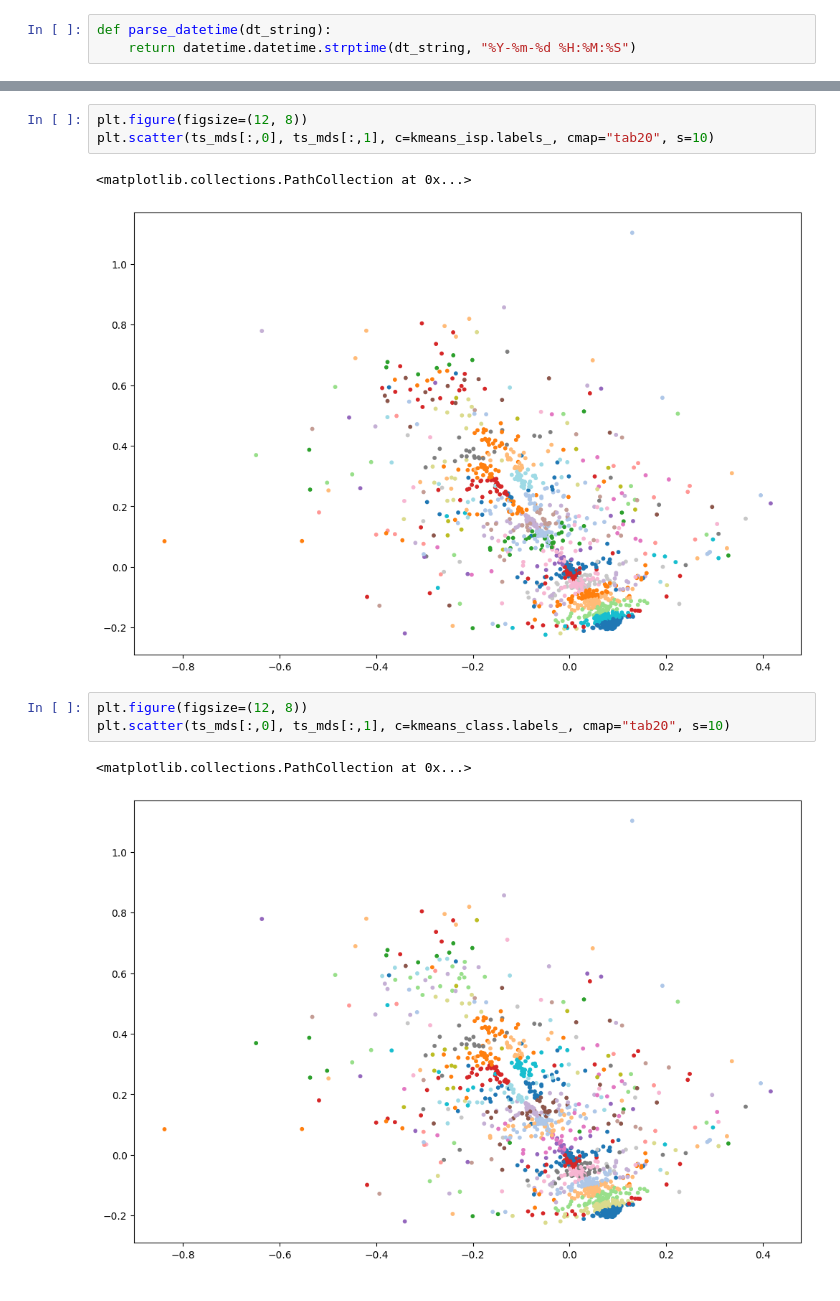
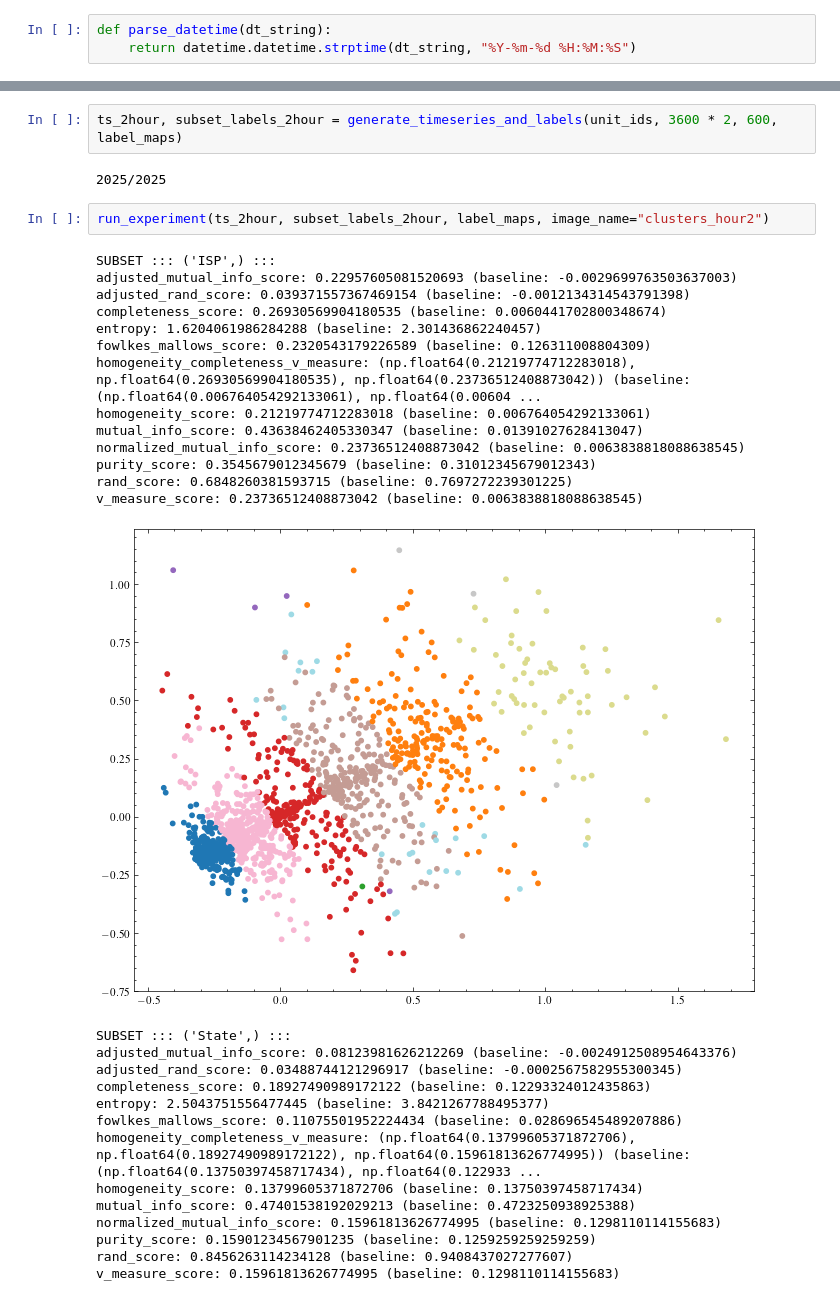
Before and after one commit to mariiazhivonitko/Broadband-analysis, a Jupyter notebook: analysis.ipynb, the cells around one changed output, grey strips where cells are left out. Cells and saved outputs as stored; diff of their text form.

```diff
--- a/analysis.ipynb
+++ b/analysis.ipynb
@@ -284,12 +354,34 @@ plt.scatter(ts_mds[:,0], ts_mds[:,1], c=kmeans_tech.labels_, cmap="tab20", s=10)
-# %%
-plt.figure(figsize=(12, 8))
-plt.scatter(ts_mds[:,0], ts_mds[:,1], c=kmeans_isp.labels_, cmap="tab20", s=10)
-# %% [output]
-<matplotlib.collections.PathCollection at 0x...>
-[figure, removed]
-# %%
-plt.figure(figsize=(12, 8))
-plt.scatter(ts_mds[:,0], ts_mds[:,1], c=kmeans_class.labels_, cmap="tab20", s=10)
-# %% [output]
-<matplotlib.collections.PathCollection at 0x...>
-[figure, removed]
+# %%
+ts_2hour, subset_labels_2hour = generate_timeseries_and_labels(unit_ids, 3600 * 2, 600, label_maps)
+# %% [output]
+2025/2025
+# %%
+run_experiment(ts_2hour, subset_labels_2hour, label_maps, image_name="clusters_hour2")
+# %% [output]
+SUBSET ::: ('ISP',) :::
+adjusted_mutual_info_score: 0.22957605081520693 (baseline: -0.0029699763503637003)
+adjusted_rand_score: 0.039371557367469154 (baseline: -0.0012134314543791398)
+completeness_score: 0.26930569904180535 (baseline: 0.0060441702800348674)
+entropy: 1.6204061986284288 (baseline: 2.301436862240457)
+fowlkes_mallows_score: 0.2320543179226589 (baseline: 0.126311008804309)
+homogeneity_completeness_v_measure: (np.float64(0.21219774712283018), np.float64(0.26930569904180535), np.float64(0.23736512408873042)) (baseline: (np.float64(0.006764054292133061), np.float64(0.00604 ...
+homogeneity_score: 0.21219774712283018 (baseline: 0.006764054292133061)
+mutual_info_score: 0.43638462405330347 (baseline: 0.01391027628413047)
+normalized_mutual_info_score: 0.23736512408873042 (baseline: 0.0063838818088638545)
+purity_score: 0.3545679012345679 (baseline: 0.31012345679012343)
+rand_score: 0.6848260381593715 (baseline: 0.7697272239301225)
+v_measure_score: 0.23736512408873042 (baseline: 0.0063838818088638545)
+[figure, added]
+SUBSET ::: ('State',) :::
+adjusted_mutual_info_score: 0.08123981626212269 (baseline: -0.0024912508954643376)
+adjusted_rand_score: 0.03488744121296917 (baseline: -0.0002567582955300345)
+completeness_score: 0.18927490989172122 (baseline: 0.12293324012435863)
+entropy: 2.5043751556477445 (baseline: 3.8421267788495377)
+fowlkes_mallows_score: 0.11075501952224434 (baseline: 0.028696545489207886)
+homogeneity_completeness_v_measure: (np.float64(0.13799605371872706), np.float64(0.18927490989172122), np.float64(0.15961813626774995)) (baseline: (np.float64(0.13750397458717434), np.float64(0.122933 ...
+homogeneity_score: 0.13799605371872706 (baseline: 0.13750397458717434)
+mutual_info_score: 0.47401538192029213 (baseline: 0.4723250938925388)
+normalized_mutual_info_score: 0.15961813626774995 (baseline: 0.1298110114155683)
+purity_score: 0.15901234567901235 (baseline: 0.1259259259259259)
+rand_score: 0.8456263114234128 (baseline: 0.9408437027277607)
+v_measure_score: 0.15961813626774995 (baseline: 0.1298110114155683)
```
Also changed, not shown: parts of 21 cells of this notebook, 42 other files.
